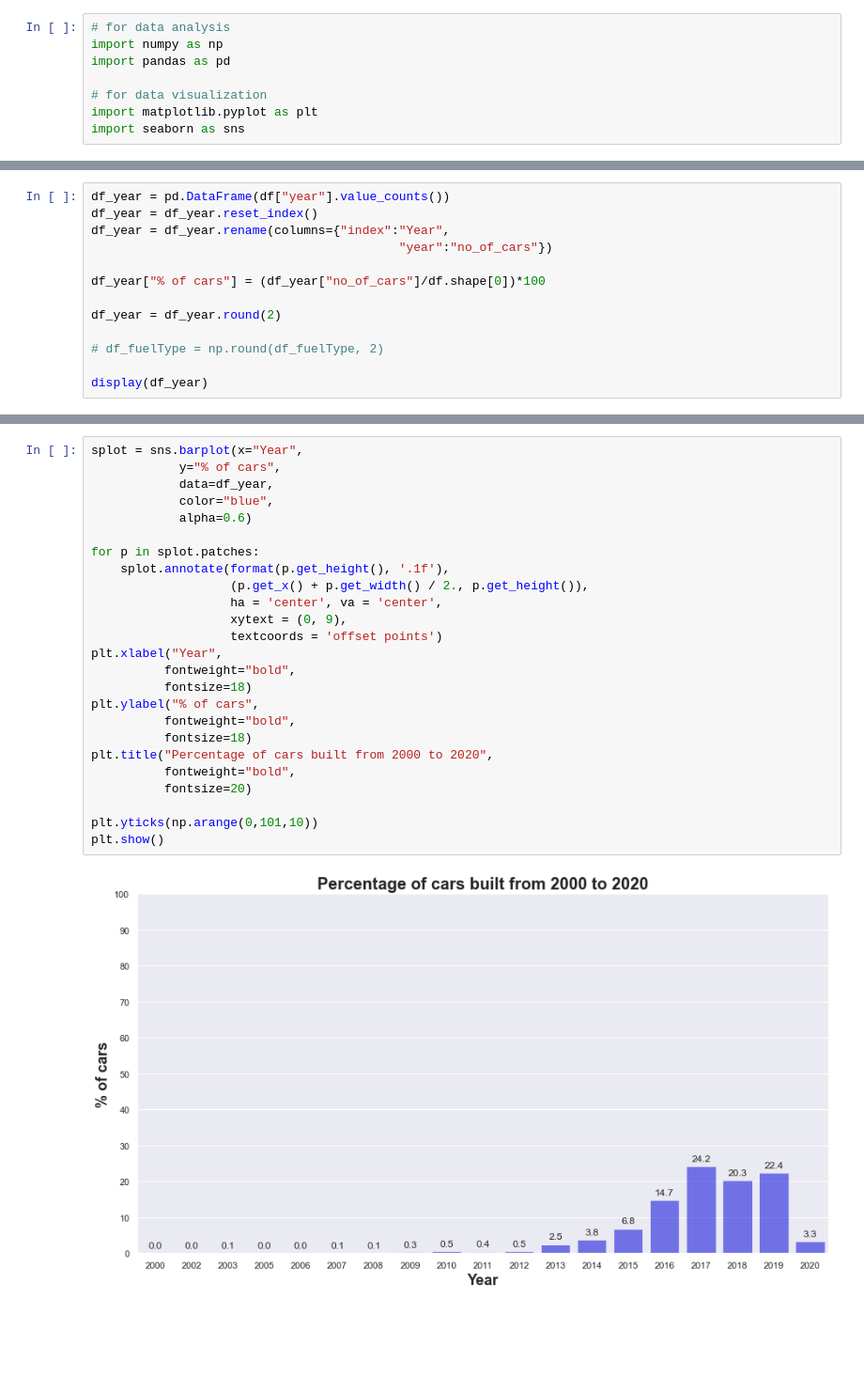
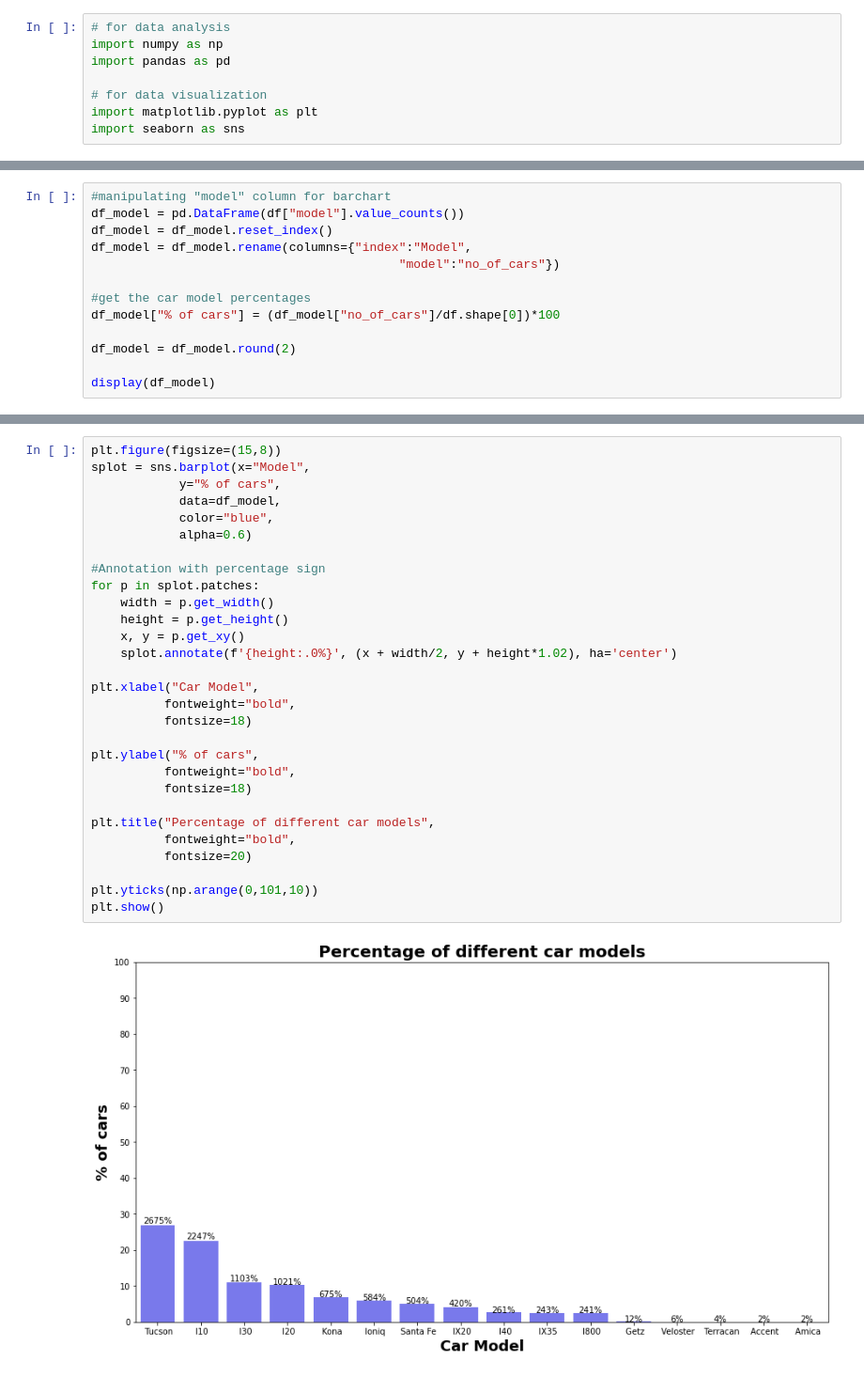
Before and after one commit to Rizvi-07/Data-Visualization-With-python, a Jupyter notebook: hyundai_EDA.ipynb, the cells around one changed output, grey strips where cells are left out. Shown at 94% size. Drawn from its saved outputs; the diff is of its cells as text; blank space fills up the shorter version.

```diff
--- a/hyundai_EDA.ipynb
+++ b/hyundai_EDA.ipynb
@@ -49,14 +44,14 @@ Name: year, dtype: int64
 # %%
-df_year = pd.DataFrame(df["year"].value_counts())
-df_year = df_year.reset_index()
-df_year = df_year.rename(columns={"index":"Year",
-                                          "year":"no_of_cars"})
+#manipulating "model" column for barchart
+df_model = pd.DataFrame(df["model"].value_counts())
+df_model = df_model.reset_index()
+df_model = df_model.rename(columns={"index":"Model",
+                                          "model":"no_of_cars"})
 
-df_year["% of cars"] = (df_year["no_of_cars"]/df.shape[0])*100
+#get the car model percentages
+df_model["% of cars"] = (df_model["no_of_cars"]/df.shape[0])*100
 
-df_year = df_year.round(2)
+df_model = df_model.round(2)
 
-# df_fuelType = np.round(df_fuelType, 2)
-
-display(df_year)
+display(df_model)
 # %% [output]
@@ -89,27 +75,31 @@ plt.show()
 # %%
-splot = sns.barplot(x="Year",
+plt.figure(figsize=(15,8))
+splot = sns.barplot(x="Model",
             y="% of cars",
-            data=df_year,
+            data=df_model,
             color="blue",
             alpha=0.6)
 
+#Annotation with percentage sign
 for p in splot.patches:
-    splot.annotate(format(p.get_height(), '.1f'),
-                   (p.get_x() + p.get_width() / 2., p.get_height()),
-                   ha = 'center', va = 'center',
-                   xytext = (0, 9),
-                   textcoords = 'offset points')
-plt.xlabel("Year",
+    width = p.get_width()
+    height = p.get_height()
+    x, y = p.get_xy()
+    splot.annotate(f'{height:.0%}', (x + width/2, y + height*1.02), ha='center')
+
+plt.xlabel("Car Model",
           fontweight="bold",
           fontsize=18)
+
 plt.ylabel("% of cars",
           fontweight="bold",
           fontsize=18)
-plt.title("Percentage of cars built from 2000 to 2020",
+
+plt.title("Percentage of different car models",
           fontweight="bold",
           fontsize=20)
 
 plt.yticks(np.arange(0,101,10))
 plt.show()
 # %% [output]
-[figure, old version]
+[figure, new version]
```
Also changed, not shown: parts of 29 cells of this notebook.
